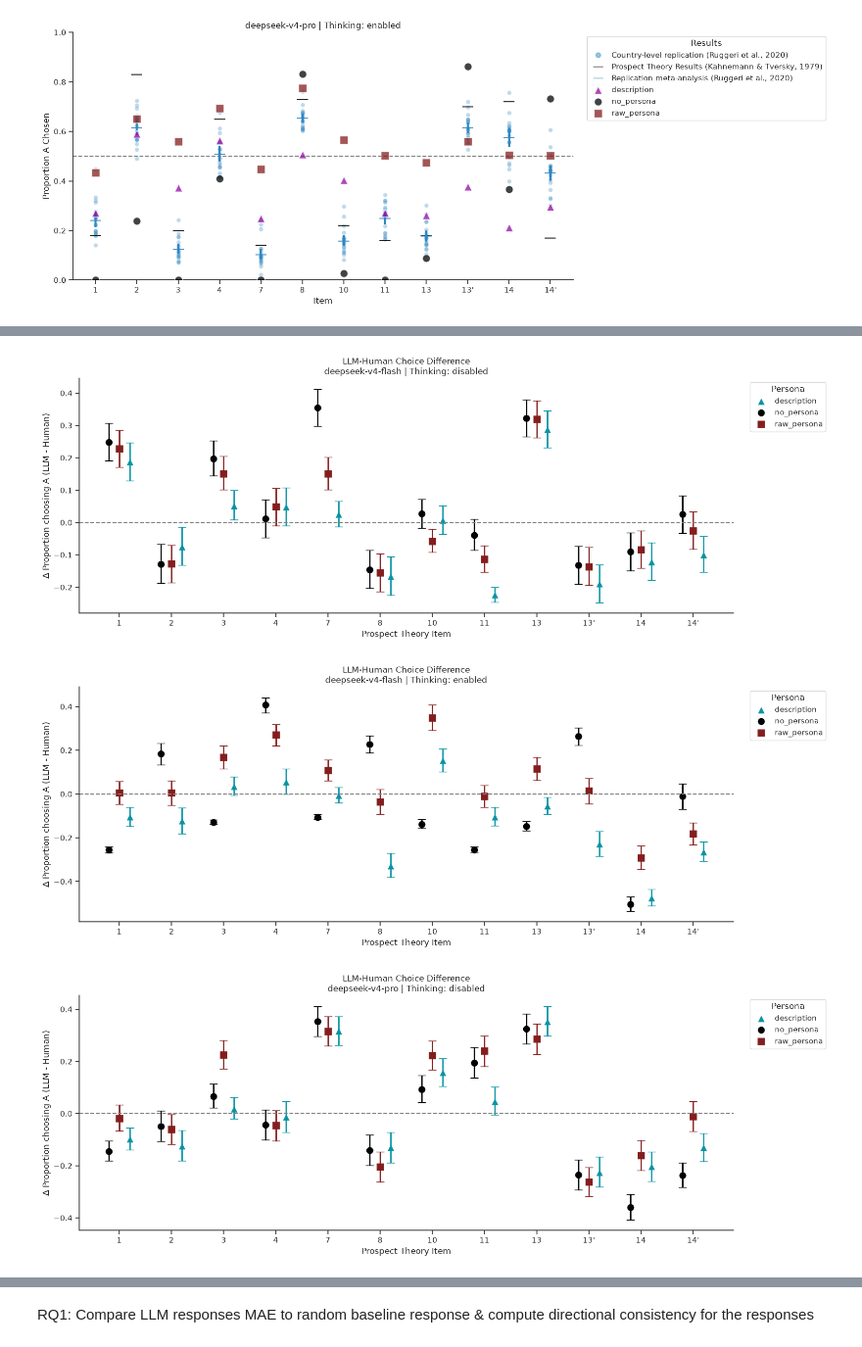
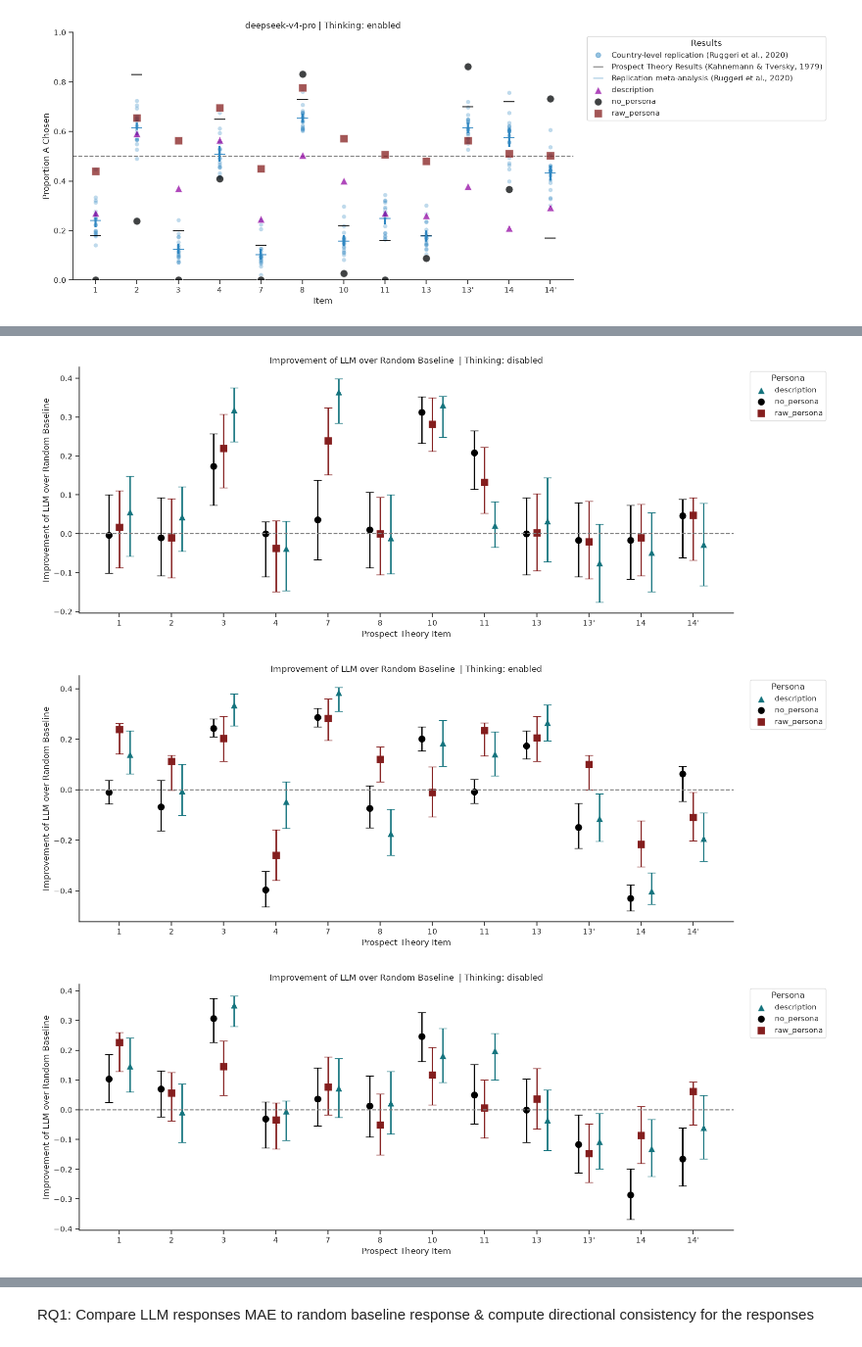
Before and after one commit to DanielSchipfer/The-Parrot-in-the-Machine-Simulating-Human-Behavior-with-Large-Language-Models, a Jupyter notebook: code/evaluation/risk_aversion_evaluation.ipynb, the cells around one changed output, grey strips where cells are left out. Shown at 98% size. Drawn from its saved outputs; the diff is of its cells as text; code cells hidden in the pictures.

Commit message:
improved evaluation: bootstrap in reference to random baseline

```diff
--- a/code/evaluation/risk_aversion_evaluation.ipynb
+++ b/code/evaluation/risk_aversion_evaluation.ipynb
@@ -768,14 +771,14 @@ sns.set_theme(font_scale=1, style="ticks")
 persona_markers = {
     "no_persona": "o",
     "raw_persona": "s",
-    "description": "^"
+    "description": "^",
 }
 
 # Colors for the three persona conditions
 persona_colors = {
-    "no_persona": "#000304",
+    "no_persona": "#000000",
     "raw_persona": "#841E1E",
-    "description": "#0994a4"
+    "description": "#15747e"
 }
 # Horizontal offsets so the three personas appear side-by-side
 persona_offsets = {
@@ -784,7 +787,7 @@ persona_offsets = {
     "description": 0.20
 }
 
-for (llm, thinking), group_df in delta_summary.groupby(["llm", "thinking"]):
+for (llm, thinking), group_df in bootstrap_summary.groupby(["llm", "thinking"]):
 
     fig, ax = plt.subplots(figsize=(16, 6))
 
@@ -801,45 +804,46 @@ for (llm, thinking), group_df in delta_summary.groupby(["llm", "thinking"]):
         # Point estimate
         ax.scatter(
             persona_df["x_pos"],
-            persona_df["delta"],
+            persona_df["improvement_over_random"],
             marker=marker,
             s=120,
             color=color,
             edgecolor="white",
             linewidth=1,
             label=persona,
         )
 
         # 95% CI
         ax.errorbar(
             persona_df["x_pos"],
-            persona_df["delta"],
+            persona_df["improvement_over_random"],
             yerr=[
-                persona_df["delta"] - persona_df["lower_95CI"],
-                persona_df["upper_95CI"] - persona_df["delta"]
+                persona_df["improvement_over_random"] - persona_df["lower_95CI"],
+                persona_df["upper_95CI"] - persona_df["improvement_over_random"]
             ],
             fmt="none",
             ecolor=color,
             elinewidth=2,
             capsize=6
         )
 
     ax.axhline(
         y=0,
         linestyle="--",
         color="grey",
         linewidth=1.5,
     )
 
     ax.set_xticks(range(len(item_order)))
     ax.set_xticklabels(item_order)
     ax.set_xlabel("Prospect Theory Item")
-    ax.set_ylabel("∆ Proportion choosing A (LLM - Human)")
-    ax.set_title(f"LLM-Human Choice Difference\n{llm} | Thinking: {thinking}")
+    ax.set_ylabel("Improvement of LLM over Random Baseline")
+    ax.set_title(f"Improvement of LLM over Random Baseline  | Thinking: {thinking}")
     ax.legend(title="Persona", bbox_to_anchor=(1.02, 1), loc="upper left")
     sns.despine()
     plt.tight_layout()
+    plt.savefig(f"plots/risk_aversion_behavioral_alignment/llm_human_delta_{llm}_{thinking}.png")
 # %% [output]
-[figure, old version]
+[figure, new version]
-[figure, old version]
+[figure, new version]
-[figure, old version]
+[figure, new version]
```
Also changed, not shown: parts of 18 cells of this notebook.
